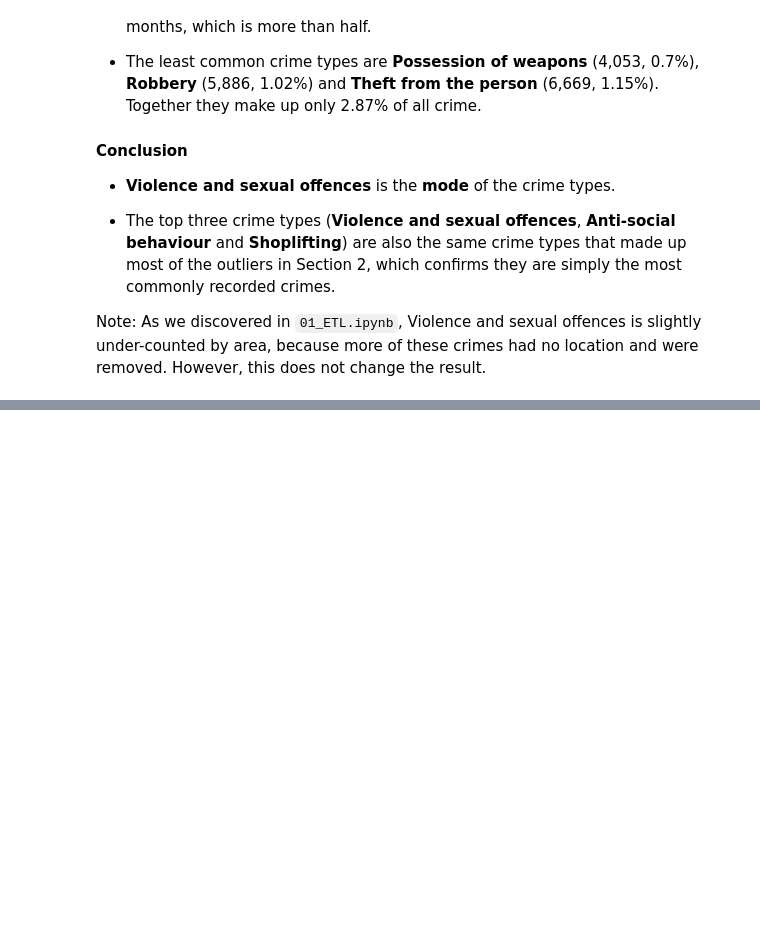
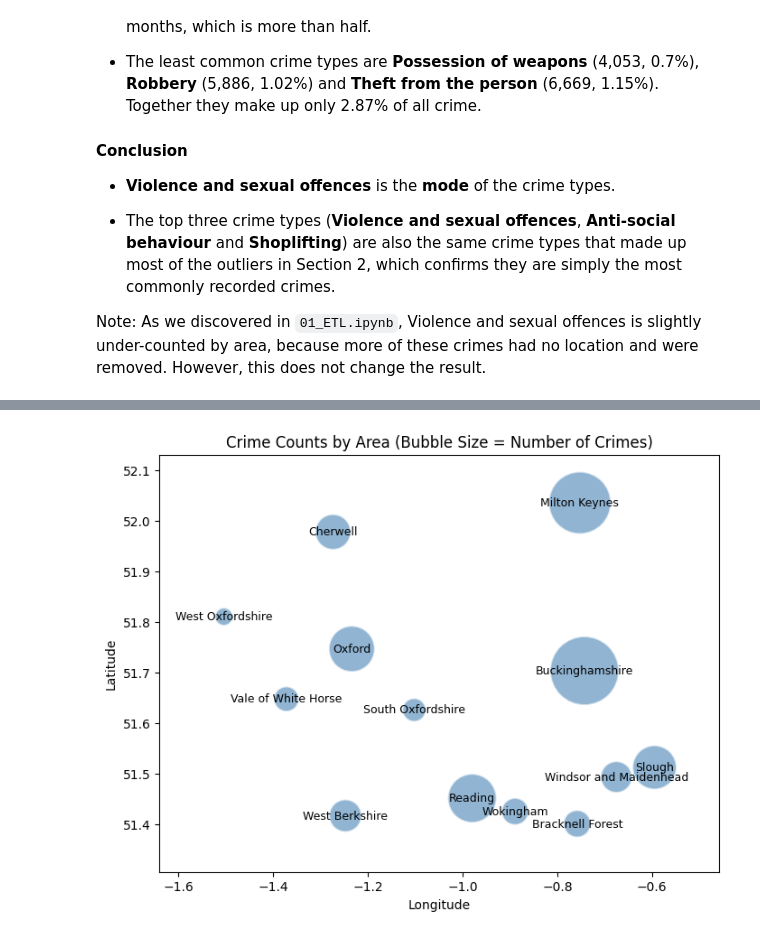
Before and after one commit to danb160/thames-valley-crime-insights, a Jupyter notebook: jupyter_notebooks/02_EDA.ipynb, the cells around one changed output, grey strips where cells are left out. Saved outputs shown, nothing was run; the diff lists cells and outputs as text; code cells hidden in the pictures; blank space fills up the shorter version.

Commit message:
Add Question 2 area analysis to EDA

```diff
--- a/jupyter_notebooks/02_EDA.ipynb
+++ b/jupyter_notebooks/02_EDA.ipynb
@@ -544,0 +556,6 @@ Note: As we discovered in `01_ETL.ipynb`, Violence and sexual offences is slight
+# %%
+# Total crimes for each area, with percentages
+areas = summary.groupby("Area")["Count"].sum().sort_values(ascending=False).reset_index()
+areas["Percentage"] = (areas["Count"] / areas["Count"].sum() * 100).round(2)
+
+areas
@@ -544,0 +583,20 @@ Note: As we discovered in `01_ETL.ipynb`, Violence and sexual offences is slight
+# %%
+# Load the centre point of each area and join it to the totals
+locations = pd.read_csv("../data/clean/area_locations.csv")
+area_map = areas.merge(locations, on="Area")
+
+# Bubble map
+plt.figure(figsize=(8,6))
+sns.scatterplot(data=area_map, x="Longitude", y="Latitude", size="Count", legend=False, sizes=(200, 3000), alpha=0.6, color="steelblue")
+
+# Label each bubble with area name
+for i, row in area_map.iterrows():
+    plt.text(row["Longitude"], row["Latitude"], row["Area"], ha="center", va="center", fontsize=9)
+
+plt.title("Crime Counts by Area (Bubble Size = Number of Crimes)")
+plt.xlabel("Longitude")
+plt.ylabel("Latitude")
+plt.margins(0.15)
+plt.show()
+# %% [output]
+[figure, added]
```
Also changed, not shown: parts of 11 cells of this notebook.
